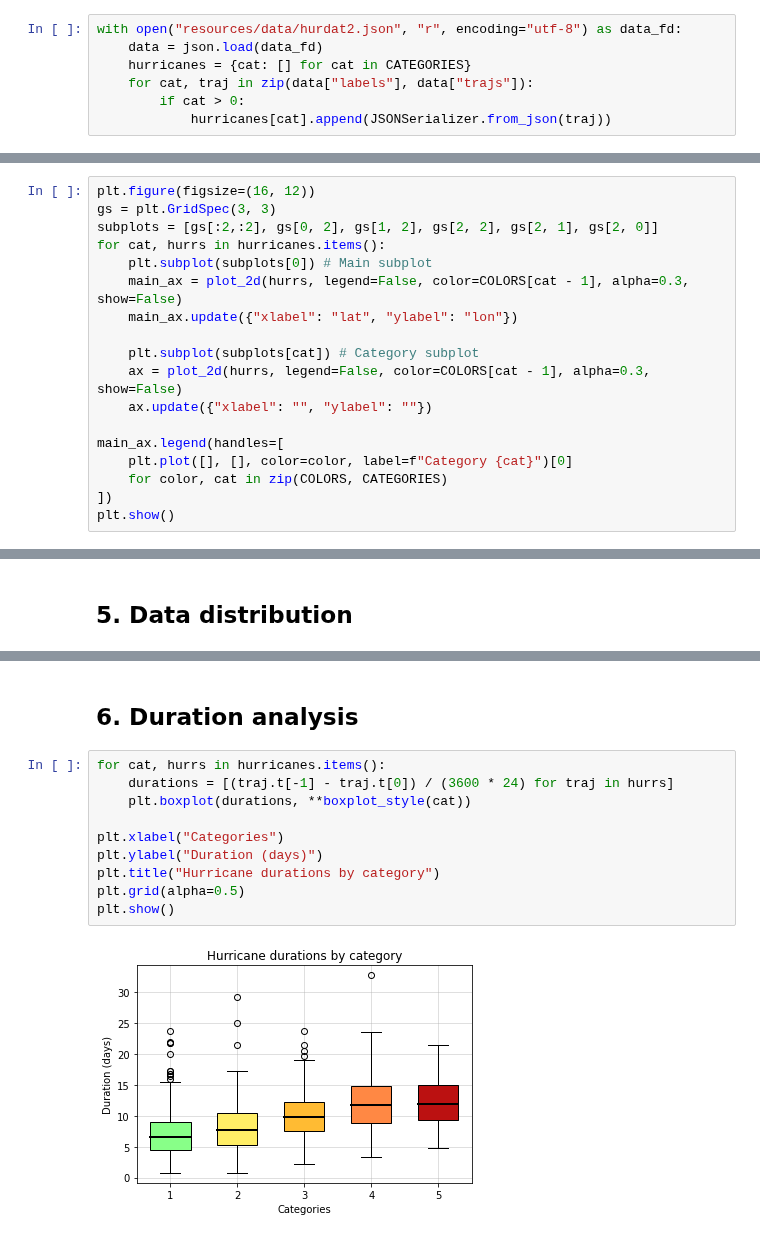
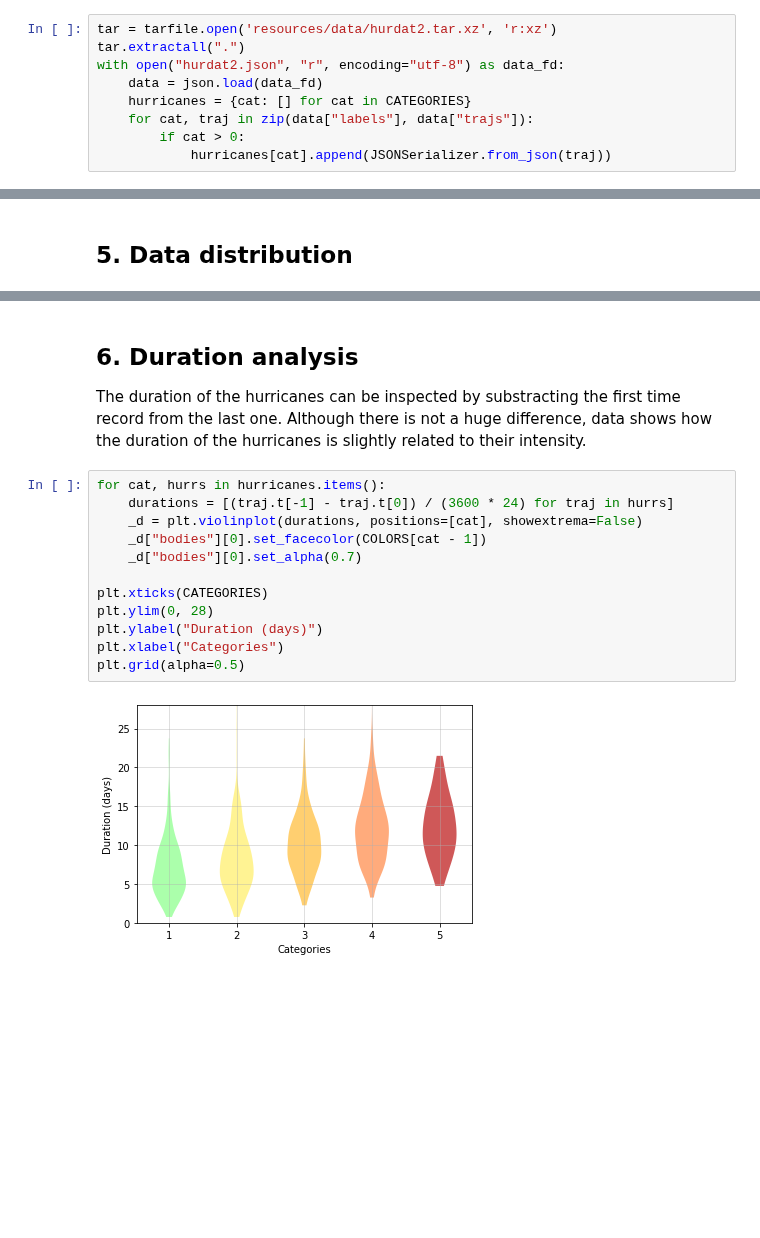
Before and after one commit to yupidevs/yupi_examples, a Jupyter notebook: example_007.ipynb, the cells around one changed output, grey strips where cells are left out. Saved outputs shown, nothing was run; the diff lists cells and outputs as text; blank space fills up the shorter version.

Commit message:
Update hurricanes and bacteria examples

```diff
--- a/example_007.ipynb
+++ b/example_007.ipynb
@@ -38,5 +37,7 @@ def boxplot_style(cat):
 # %%
-with open("resources/data/hurdat2.json", "r", encoding="utf-8") as data_fd:
+tar = tarfile.open('resources/data/hurdat2.tar.xz', 'r:xz')
+tar.extractall(".")
+with open("hurdat2.json", "r", encoding="utf-8") as data_fd:
     data = json.load(data_fd)
     hurricanes = {cat: [] for cat in CATEGORIES}
     for cat, traj in zip(data["labels"], data["trajs"]):
@@ -47,18 +49,0 @@ with open("resources/data/hurdat2.json", "r", encoding="utf-8") as data_fd:
-# %%
-plt.figure(figsize=(16, 12))
-gs = plt.GridSpec(3, 3)
-subplots = [gs[:2,:2], gs[0, 2], gs[1, 2], gs[2, 2], gs[2, 1], gs[2, 0]]
-for cat, hurrs in hurricanes.items():
-    plt.subplot(subplots[0]) # Main subplot
-    main_ax = plot_2d(hurrs, legend=False, color=COLORS[cat - 1], alpha=0.3, show=False)
-    main_ax.update({"xlabel": "lat", "ylabel": "lon"})
-
-    plt.subplot(subplots[cat]) # Category subplot
-    ax = plot_2d(hurrs, legend=False, color=COLORS[cat - 1], alpha=0.3, show=False)
-    ax.update({"xlabel": "", "ylabel": ""})
-
-main_ax.legend(handles=[
-    plt.plot([], [], color=color, label=f"Category {cat}")[0]
-    for color, cat in zip(COLORS, CATEGORIES)
-])
-plt.show()
@@ -81,16 +83,20 @@ plt.show()
 # %% [markdown]
 ## 6. Duration analysis
+
+The duration of the hurricanes can be inspected by substracting the first time record from the last one. Although there is not a huge difference, data shows how the duration of the hurricanes is slightly related to their intensity.
 # %%
 for cat, hurrs in hurricanes.items():
     durations = [(traj.t[-1] - traj.t[0]) / (3600 * 24) for traj in hurrs]
-    plt.boxplot(durations, **boxplot_style(cat))
+    _d = plt.violinplot(durations, positions=[cat], showextrema=False)
+    _d["bodies"][0].set_facecolor(COLORS[cat - 1])
+    _d["bodies"][0].set_alpha(0.7)
 
+plt.xticks(CATEGORIES)
+plt.ylim(0, 28)
+plt.ylabel("Duration (days)")
 plt.xlabel("Categories")
-plt.ylabel("Duration (days)")
-plt.title("Hurricane durations by category")
 plt.grid(alpha=0.5)
-plt.show()
 # %% [output]
-[figure, old version]
+[figure, new version]
 # %% [markdown]
 ## 7. Initial latitudes analysis
```
Also changed, not shown: parts of 10 cells of this notebook, 6 other files.
